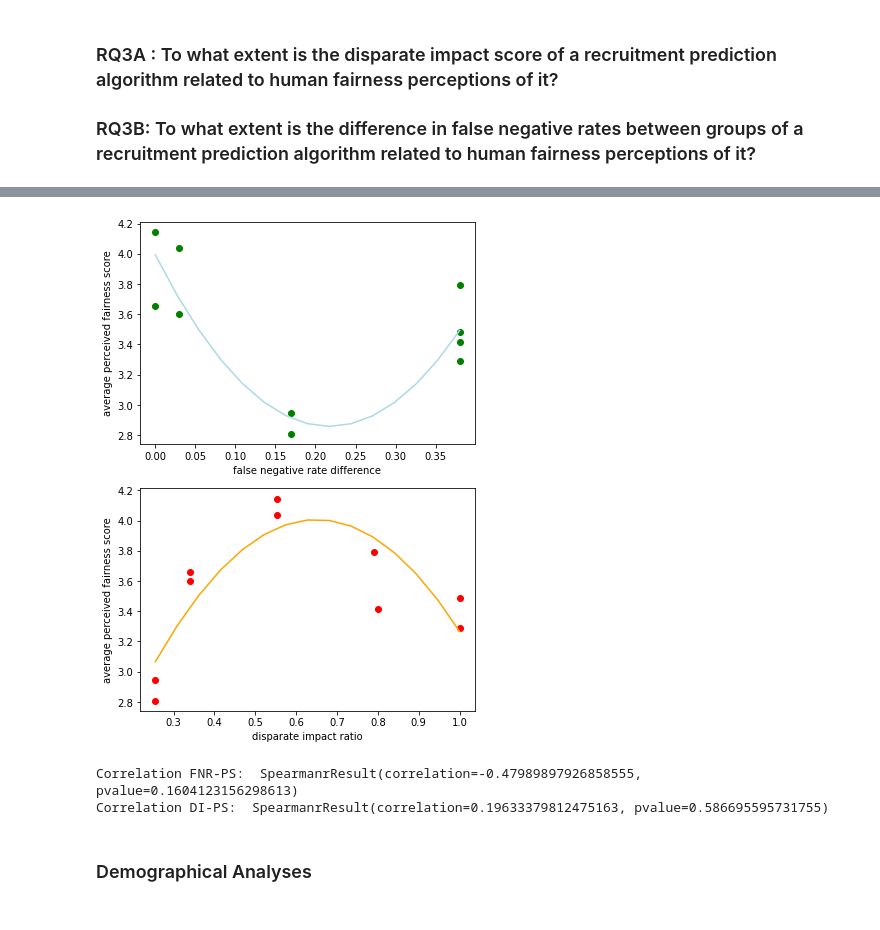
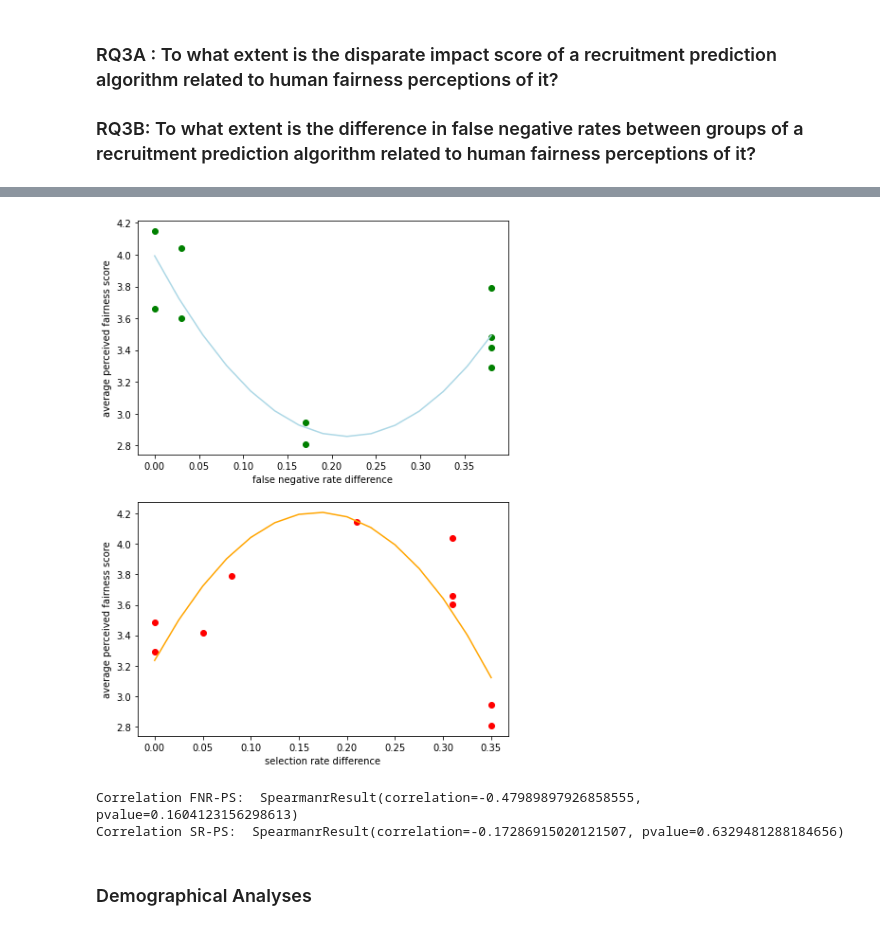
Before and after one commit to GuusjeJuijn/fairness-perceptions, a Jupyter notebook: Results Empirical Study.ipynb, the cells around one changed output, grey strips where cells are left out. Cells and saved outputs as stored; diff of their text form; code cells hidden in the pictures.

```diff
--- a/Results Empirical Study.ipynb
+++ b/Results Empirical Study.ipynb
@@ -564,15 +623,15 @@ perceived_scores_procsens = [results_A_procsens['Original'].mean(), results_B_pr
                          results_B_procsens['DP-M'].mean(), results_A_procsens['DP-M'].mean(),
                          results_A_procsens['DP-P'].mean(),results_B_procsens['DP-P'].mean()]
 
-#create dictionary of disparate impact scores and perceived fairness scores
-d_procsens = {'disparate impact score_2': di_scores, 'perceived fairness score_2': perceived_scores_procsens}
-
 #create dictionary of false negative rate differences and perceived fairness scores
 f_procsens = {'false negative rate difference_2': fnr_scores, 'perceived fairness score_2': perceived_scores_procsens}
 
-#Make a DI dataframe and a FNR dataframe for group 2
-di_df_procsens = pd.DataFrame(data=d_procsens, index=index)
+#create dictionary of selection rate differences and perceived fairness scores
+s_procsens = {'selection rate difference_2': sr_scores, 'perceived fairness score_2': perceived_scores_procsens}
+
+#Make a SR dataframe and a FNR dataframe for group 2
 fnr_df_procsens = pd.DataFrame(data=f_procsens, index=index)
+sr_df_procsens = pd.DataFrame(data=s_procsens, index=index)
 # %%
 #Group 3: distributive + procedural fairness without sensitive attribute
 perceived_scores_procnosens = [results_A_procnosens['Original'].mean(), results_B_procnosens['Original'].mean(),
@@ -581,25 +640,24 @@ perceived_scores_procnosens = [results_A_procnosens['Original'].mean(), results_
                          results_B_procnosens['DP-M'].mean(), results_A_procnosens['DP-M'].mean(),
                          results_A_procnosens['DP-P'].mean(),results_B_procnosens['DP-P'].mean()]
 
-#create dictionary of disparate impact scores and perceived fairness scores
-d_procnosens = {'disparate impact score_3': di_scores, 'perceived fairness score_3': perceived_scores_procnosens}
-
 #create dictionary of false negative rate differences and perceived fairness scores
 f_procnosens = {'false negative rate difference_3': fnr_scores, 'perceived fairness score_3': perceived_scores_procnosens}
 
-#Make a DI dataframe and a FNR dataframe for group 3
-di_df_procnosens = pd.DataFrame(data=d_procnosens, index=index)
+#create dictionary of selection rate differences and perceived fairness scores
+s_procnosens = {'selection rate difference_3': sr_scores, 'perceived fairness score_3': perceived_scores_procnosens}
+
+#Make a SR dataframe and a FNR dataframe for group 3
 fnr_df_procnosens = pd.DataFrame(data=f_procnosens, index=index)
+sr_df_procnosens = pd.DataFrame(data=s_procnosens, index=index)
 # %%
 #Concatenate each of these three dataframes into 2 total dataframes containing all scores
-df_di_all = pd.concat([di_df_dist, di_df_procsens, di_df_procnosens], axis=1)
 df_fnr_all = pd.concat([fnr_df_dist, fnr_df_procsens, fnr_df_procnosens], axis=1)
+df_sr_all = pd.concat([sr_df_dist, sr_df_procsens, sr_df_procnosens], axis=1)
 
-#Create new columns with mean DI and perceived fairness scores of each of the three groups
-df_di_all['mean_di'] = df_di_all[["disparate impact score_1","disparate impact score_2", "disparate impact score_3"]].mean(axis=1)
-df_di_all['mean_ps'] = df_di_all[["perceived fairness score_1","perceived fairness score_2", "perceived fairness score_3"]].mean(axis=1)
 
+#Create new columns with mean selection rate differences / false negative rate differences and perceived fairness scores of each of the three groups
 df_fnr_all['mean_fnr'] = df_fnr_all[["false negative rate difference_1","false negative rate difference_2", "false negative rate difference_3"]].mean(axis=1)
 df_fnr_all['mean_ps'] = df_fnr_all[["perceived fairness score_1","perceived fairness score_2", "perceived fairness score_3"]].mean(axis=1)
 
-df_di_all
+df_sr_all['mean_sr'] = df_sr_all[["selection rate difference_1","selection rate difference_2", "selection rate difference_3"]].mean(axis=1)
+df_sr_all['mean_ps'] = df_sr_all[["perceived fairness score_1","perceived fairness score_2", "perceived fairness score_3"]].mean(axis=1)
@@ -618,5 +664,5 @@ df_di_all
 # %%
-#Plot relationship between DI/FNR and perceived fairness scores
+#Plot relationship between FNR/SR differences and perceived fairness scores
 
 # Plot 1: FNR
 x1 = df_fnr_all['mean_fnr']
@@ -624,42 +670,43 @@ y1 = df_fnr_all['mean_ps']
 z1 = np.polyfit(x1, y1, 2)
 f1 = np.poly1d(z1)
 x1_new = np.linspace(min(x1), max(x1), 15)
 y1_new = f1(x1_new)
 
-# Plot 2: DI
-x2 = df_di_all['mean_di']
-y2 = df_di_all['mean_ps']
+# Plot 2: SR
+x2 = df_sr_all['mean_sr']
+y2 = df_sr_all['mean_ps']
 z2 = np.polyfit(x2, y2, 2)
 f2 = np.poly1d(z2)
 x2_new = np.linspace(min(x2), max(x2), 15)
 y2_new = f2(x2_new)
 
+
 # Create 1 figure with 2 subplots
-fig, (ax1, ax2) = plt.subplots(2, 1, figsize=(6, 9))
+fig, (ax1, ax2) = plt.subplots(2, 1, figsize=(7, 10))
 
 # Subplot 1
 ax1.scatter(x1, y1, c='green')
 ax1.plot(x1_new, y1_new, color='lightblue')
 ax1.set_xlabel('false negative rate difference')
 ax1.set_ylabel('average perceived fairness score')
 
 # Subplot 2
 ax2.scatter(x2, y2, c='red')
 ax2.plot(x2_new, y2_new, color='orange')
-ax2.set_xlabel('disparate impact ratio')
+ax2.set_xlabel('selection rate difference')
 ax2.set_ylabel('average perceived fairness score')
 
 fig.subplots_adjust(wspace=0.4)
 plt.savefig('plot.png', dpi=300, bbox_inches='tight')
 plt.show()
 
 #Correlations
 print("Correlation FNR-PS: ", spearmanr(x1, y1))
-print("Correlation DI-PS: ", spearmanr(x2, y2))
+print("Correlation SR-PS: ", spearmanr(x2, y2))
 # %% [output]
-[figure, old version]
+[figure, new version]
 Correlation FNR-PS:  SpearmanrResult(correlation=-0.47989897926858555, pvalue=0.1604123156298613)
-Correlation DI-PS:  SpearmanrResult(correlation=0.19633379812475163, pvalue=0.586695595731755)
+Correlation SR-PS:  SpearmanrResult(correlation=-0.17286915020121507, pvalue=0.6329481288184656)
 # %% [markdown]
 ### Demographical Analyses
 # %%
```
Also changed, not shown: parts of 16 cells of this notebook.
